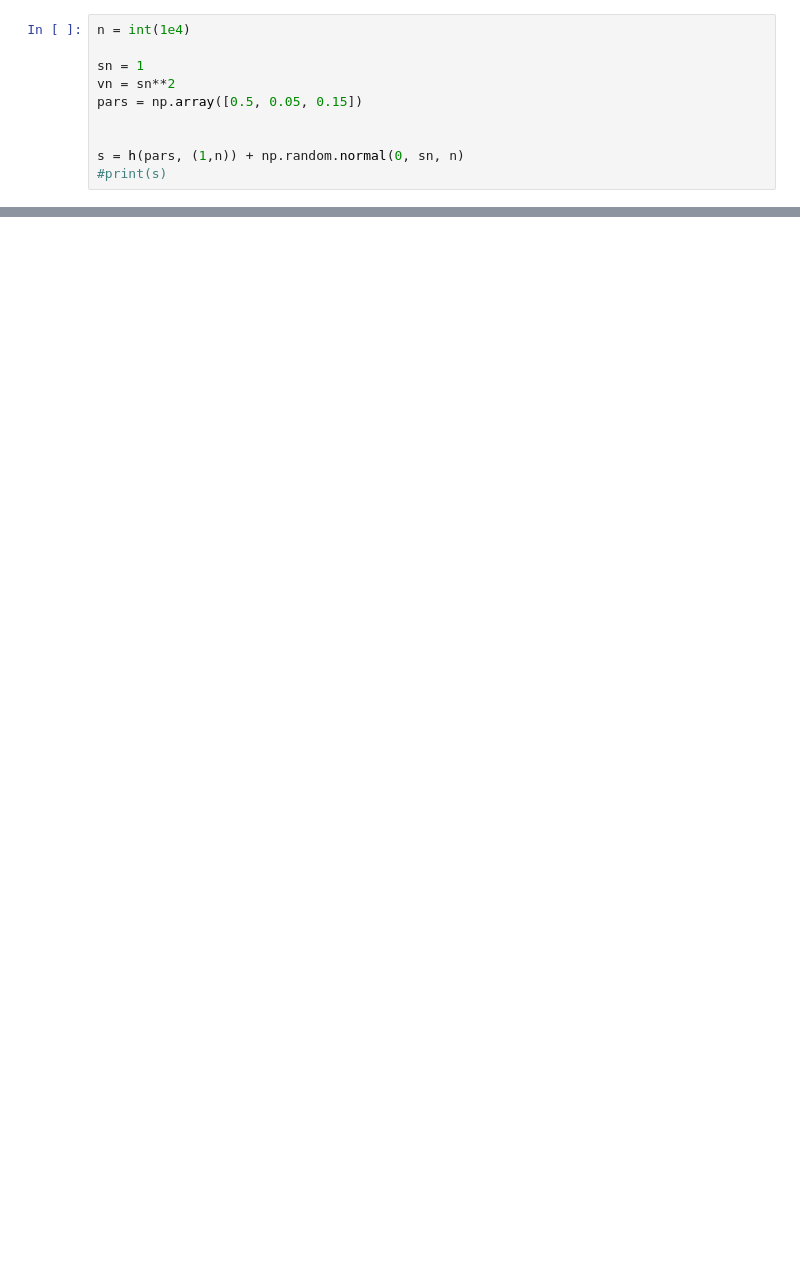
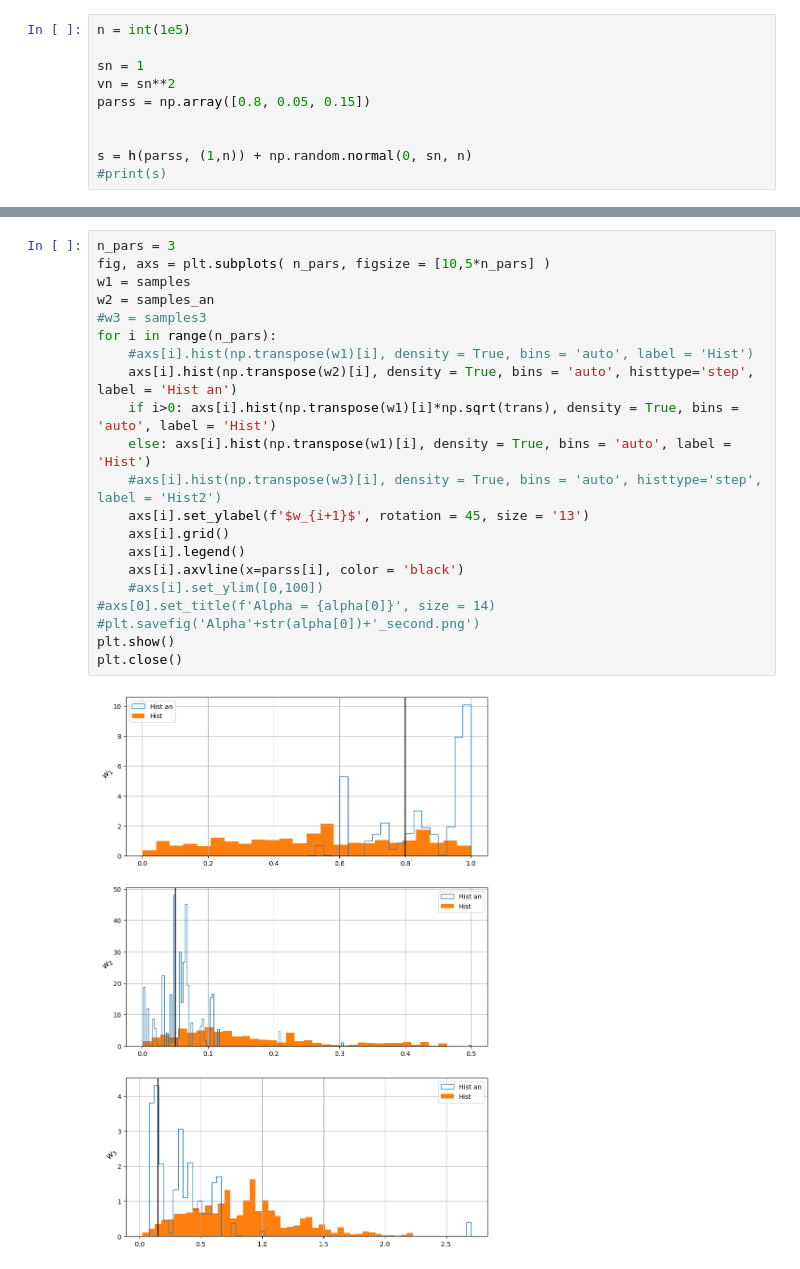
Before and after one commit to marcgrillo/mcwmc2_pt2, a Jupyter notebook: notebook.ipynb, the cells around one changed output, grey strips where cells are left out. Drawn from its saved outputs; the diff is of its cells as text; blank space fills up the shorter version.

```diff
--- a/notebook.ipynb
+++ b/notebook.ipynb
@@ -116,11 +334,11 @@ def sampling(n, x, sn, scale, n_avg):
 # %%
-n = int(1e4)
+n = int(1e5)
 
 sn = 1
 vn = sn**2
-pars = np.array([0.5, 0.05, 0.15])
+parss = np.array([0.8, 0.05, 0.15])
 
 
-s = h(pars, (1,n)) + np.random.normal(0, sn, n)
+s = h(parss, (1,n)) + np.random.normal(0, sn, n)
 #print(s)
 # %%
@@ -134,0 +356,23 @@ KeyboardInterrupt:
+# %%
+n_pars = 3
+fig, axs = plt.subplots( n_pars, figsize = [10,5*n_pars] )
+w1 = samples
+w2 = samples_an
+#w3 = samples3
+for i in range(n_pars):
+    #axs[i].hist(np.transpose(w1)[i], density = True, bins = 'auto', label = 'Hist')
+    axs[i].hist(np.transpose(w2)[i], density = True, bins = 'auto', histtype='step', label = 'Hist an')
+    if i>0: axs[i].hist(np.transpose(w1)[i]*np.sqrt(trans), density = True, bins = 'auto', label = 'Hist')
+    else: axs[i].hist(np.transpose(w1)[i], density = True, bins = 'auto', label = 'Hist')
+    #axs[i].hist(np.transpose(w3)[i], density = True, bins = 'auto', histtype='step', label = 'Hist2')
+    axs[i].set_ylabel(f'$w_{i+1}$', rotation = 45, size = '13')
+    axs[i].grid()
+    axs[i].legend()
+    axs[i].axvline(x=parss[i], color = 'black')
+    #axs[i].set_ylim([0,100])
+#axs[0].set_title(f'Alpha = {alpha[0]}', size = 14)
+#plt.savefig('Alpha'+str(alpha[0])+'_second.png')
+plt.show()
+plt.close()
+# %% [output]
+[figure, added]
```
Also changed, not shown: parts of 22 cells of this notebook.
